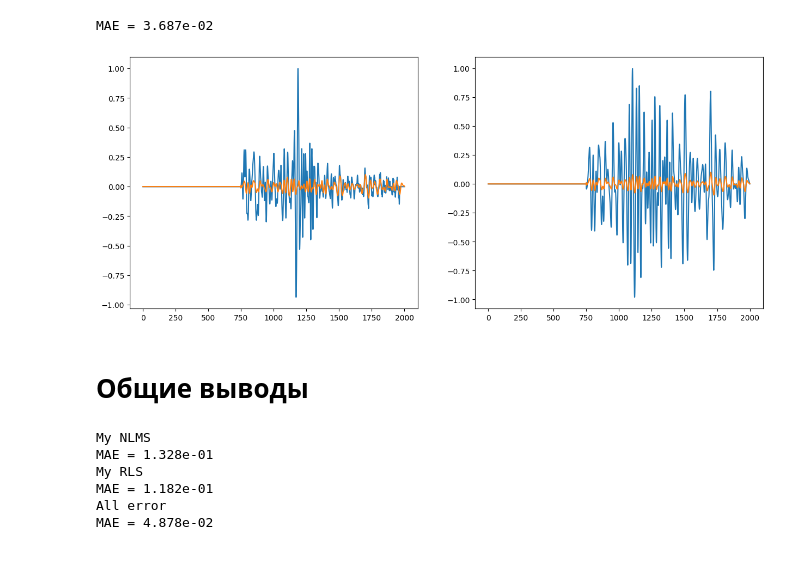
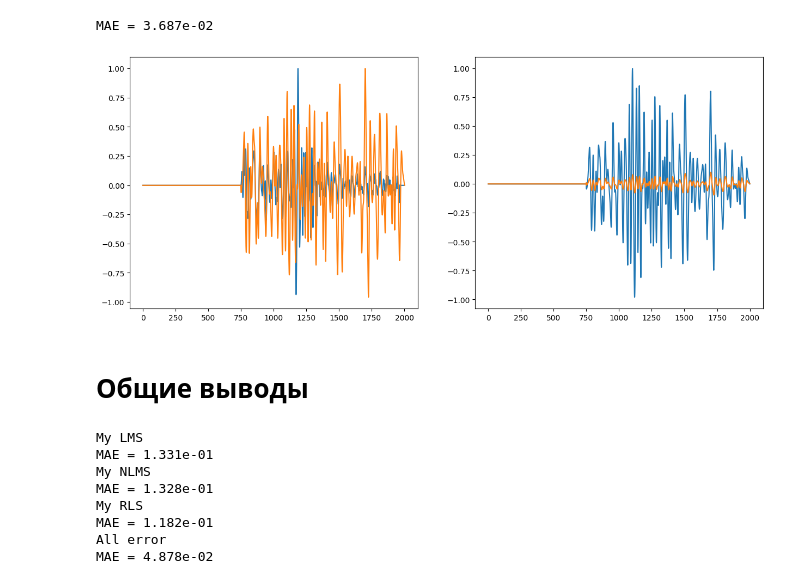
Before and after one commit to dd114/Adaptive-filter-1, a Jupyter notebook: Real-signals 2.ipynb, the cells around one changed output. Cells and saved outputs as stored; diff of their text form; code cells hidden in the pictures.

```diff
--- a/Real-signals 2.ipynb
+++ b/Real-signals 2.ipynb
@@ -171,21 +188,24 @@ MAE = 3.687e-02
 # %%
 plt.figure(figsize=(15, 6))
 
 plt.subplot(1, 2, 1)
 plt.plot(gather[number_trace])
-plt.plot(approx_real_signal_1d_rls[number_trace])
+plt.plot(model_agc[number_trace])
 
 plt.subplot(1, 2, 2)
 plt.plot(model[number_trace])
 plt.plot(approx_real_signal_1d_rls[number_trace])
 
 
 plt.show()
 # %% [output]
-[figure, old version]
+[figure, new version]
 # %% [markdown]
 # Общие выводы
 # %%
+print("My LMS")
+# print(f"MSE = {ps.MSE(approx_real_signal_1d_nlms, model):.3e}")
+print(f"MAE = {ps.ME(approx_real_signal_1d_lms, model):.3e}")
 print("My NLMS")
 # print(f"MSE = {ps.MSE(approx_real_signal_1d_nlms, model):.3e}")
 print(f"MAE = {ps.ME(approx_real_signal_1d_nlms, model):.3e}")
@@ -198,6 +218,8 @@ print("All error")
 # print(f"MSE = {ps.MSE(model_agc, model):.3e}")
 print(f"MAE = {ps.ME(model_agc, model):.3e}")
 # %% [output]
+My LMS
+MAE = 1.331e-01
 My NLMS
 MAE = 1.328e-01
 My RLS
```
Also changed, not shown: parts of 2 cells of this notebook.
